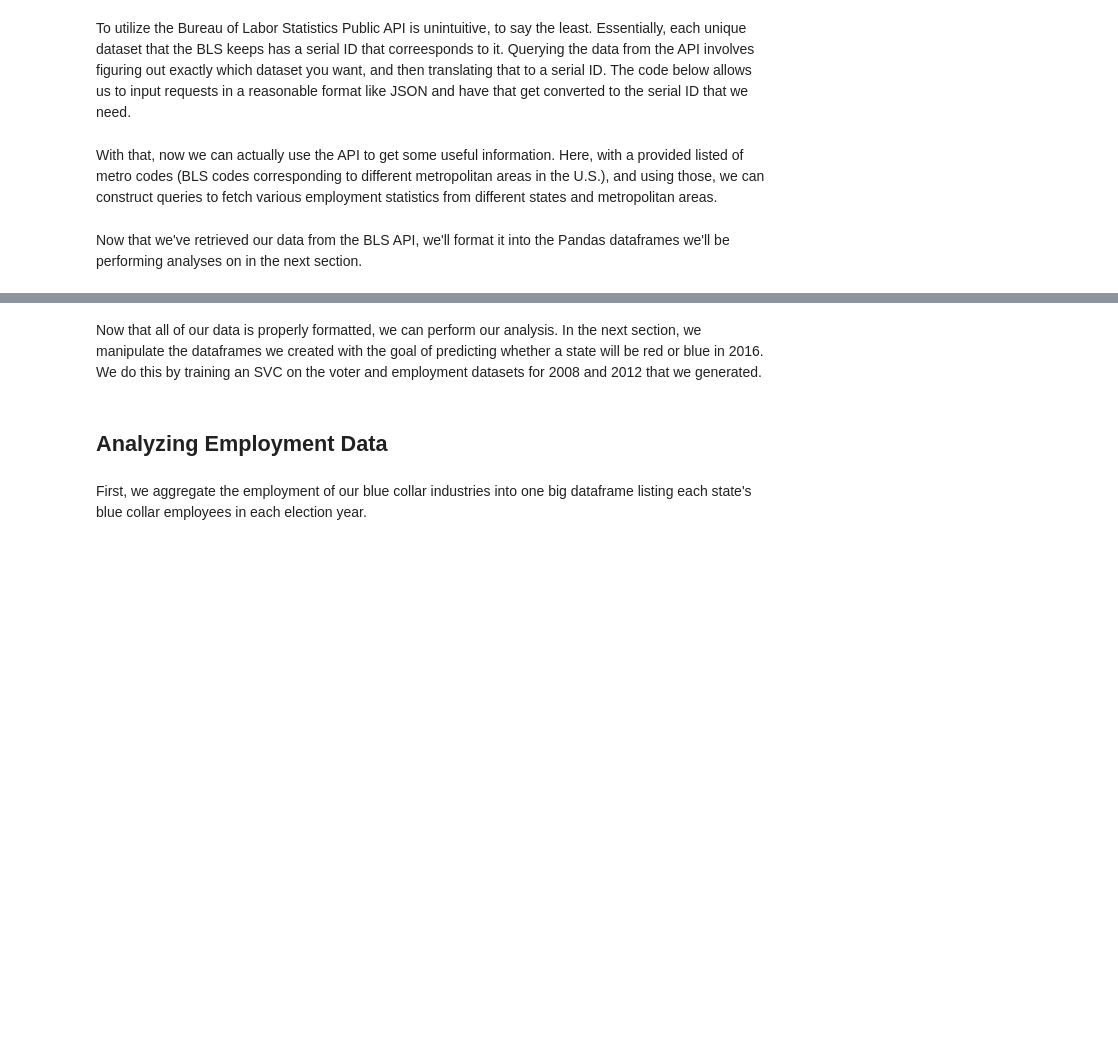
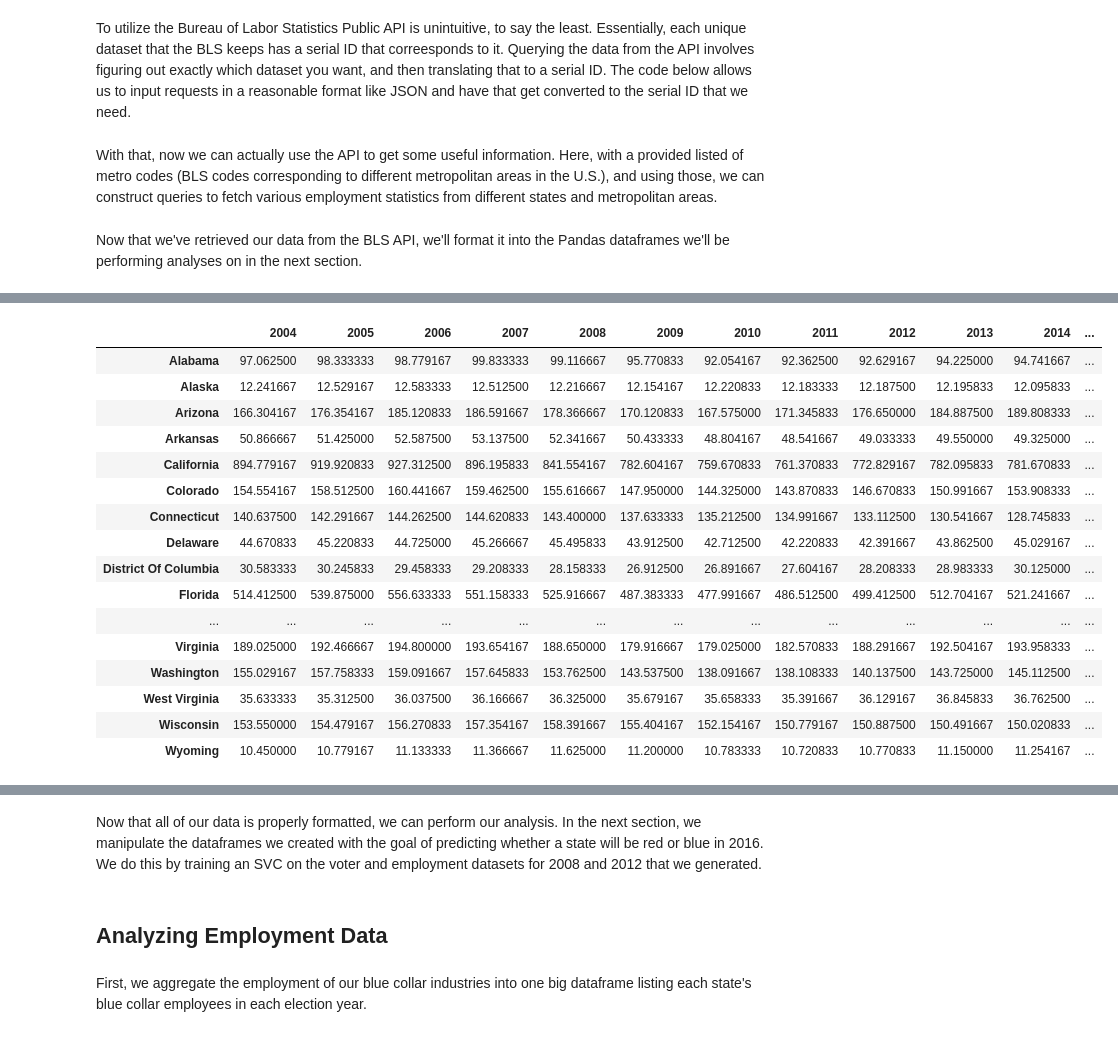
Before and after one commit to malexandert/15388_final, a Jupyter notebook: project.ipynb, the cells around one changed output, grey strips where cells are left out. Cells and saved outputs as stored; diff of their text form; code cells hidden in the pictures; blank space fills up the shorter version.

```diff
--- a/project.ipynb
+++ b/project.ipynb
@@ -22,13 +22,14 @@ Though both Politico and the New York Times, as many news sources do, ultimately
 import pandas as pd
 import numpy as np
 import requests
-import sklearn
+from sklearn.svm import SVC
 import time
 import matplotlib.pyplot as plt
 from bs4 import BeautifulSoup
-from selenium import webdriver
 
-years = ['2004', '2005', '2006', '2007', '2008', '2009', '2010', '2011', '2012', '2013', '2014', '2015', '2016']
+years = [#'1990', '1991', '1992', '1993', '1994', '1995', '1996', '1997', '1998', '1999', '2000', '2001', '2002', '2003',
+         '2004', '2005', '2006', '2007', '2008', '2009',
+         '2010', '2011', '2012', '2013', '2014', '2015', '2016']
 
 
 # List of states and D.C.
@@ -364,7 +381,7 @@ def request(series):
         data = json.dumps({"seriesid": series[i:i+50],
                            "startyear":"2004",
                            "endyear":"2016",
-                           "registrationKey":regKeys[2]})
+                           "registrationKey":regKeys[0]})
         try:
             response = requests.post(bls_url, data=data, headers=headers)
         except ConnectionError:
@@ -520,4 +526,6 @@ for industry in industries:
 construction_df = industry_dfs['construction']
 manufacturing_df = industry_dfs['manufacturing']
 transport_and_trade_df = industry_dfs['transport_and_trade']
+finance_df = industry_dfs['finance']
+information_df = industry_dfs['information']
 total_employment_df = industry_dfs['all']
@@ -546,0 +592,20 @@ total_employment_df
+# %%
+finance_df
+# %% [output]
+|  | 2004 | 2005 | 2006 | 2007 | 2008 | 2009 | 2010 | 2011 | 2012 | 2013 | 2014 | ... |
+| Alabama | 97.062500 | 98.333333 | 98.779167 | 99.833333 | 99.116667 | 95.770833 | 92.054167 | 92.362500 | 92.629167 | 94.225000 | 94.741667 | ... |
+| Alaska | 12.241667 | 12.529167 | 12.583333 | 12.512500 | 12.216667 | 12.154167 | 12.220833 | 12.183333 | 12.187500 | 12.195833 | 12.095833 | ... |
+| Arizona | 166.304167 | 176.354167 | 185.120833 | 186.591667 | 178.366667 | 170.120833 | 167.575000 | 171.345833 | 176.650000 | 184.887500 | 189.808333 | ... |
+| Arkansas | 50.866667 | 51.425000 | 52.587500 | 53.137500 | 52.341667 | 50.433333 | 48.804167 | 48.541667 | 49.033333 | 49.550000 | 49.325000 | ... |
+| California | 894.779167 | 919.920833 | 927.312500 | 896.195833 | 841.554167 | 782.604167 | 759.670833 | 761.370833 | 772.829167 | 782.095833 | 781.670833 | ... |
+| Colorado | 154.554167 | 158.512500 | 160.441667 | 159.462500 | 155.616667 | 147.950000 | 144.325000 | 143.870833 | 146.670833 | 150.991667 | 153.908333 | ... |
+| Connecticut | 140.637500 | 142.291667 | 144.262500 | 144.620833 | 143.400000 | 137.633333 | 135.212500 | 134.991667 | 133.112500 | 130.541667 | 128.745833 | ... |
+| Delaware | 44.670833 | 45.220833 | 44.725000 | 45.266667 | 45.495833 | 43.912500 | 42.712500 | 42.220833 | 42.391667 | 43.862500 | 45.029167 | ... |
+| District Of Columbia | 30.583333 | 30.245833 | 29.458333 | 29.208333 | 28.158333 | 26.912500 | 26.891667 | 27.604167 | 28.208333 | 28.983333 | 30.125000 | ... |
+| Florida | 514.412500 | 539.875000 | 556.633333 | 551.158333 | 525.916667 | 487.383333 | 477.991667 | 486.512500 | 499.412500 | 512.704167 | 521.241667 | ... |
+| ... | ... | ... | ... | ... | ... | ... | ... | ... | ... | ... | ... | ... |
+| Virginia | 189.025000 | 192.466667 | 194.800000 | 193.654167 | 188.650000 | 179.916667 | 179.025000 | 182.570833 | 188.291667 | 192.504167 | 193.958333 | ... |
+| Washington | 155.029167 | 157.758333 | 159.091667 | 157.645833 | 153.762500 | 143.537500 | 138.091667 | 138.108333 | 140.137500 | 143.725000 | 145.112500 | ... |
+| West Virginia | 35.633333 | 35.312500 | 36.037500 | 36.166667 | 36.325000 | 35.679167 | 35.658333 | 35.391667 | 36.129167 | 36.845833 | 36.762500 | ... |
+| Wisconsin | 153.550000 | 154.479167 | 156.270833 | 157.354167 | 158.391667 | 155.404167 | 152.154167 | 150.779167 | 150.887500 | 150.491667 | 150.020833 | ... |
+| Wyoming | 10.450000 | 10.779167 | 11.133333 | 11.366667 | 11.625000 | 11.200000 | 10.783333 | 10.720833 | 10.770833 | 11.150000 | 11.254167 | ... |
```
Also changed, not shown: parts of 21 cells of this notebook.
